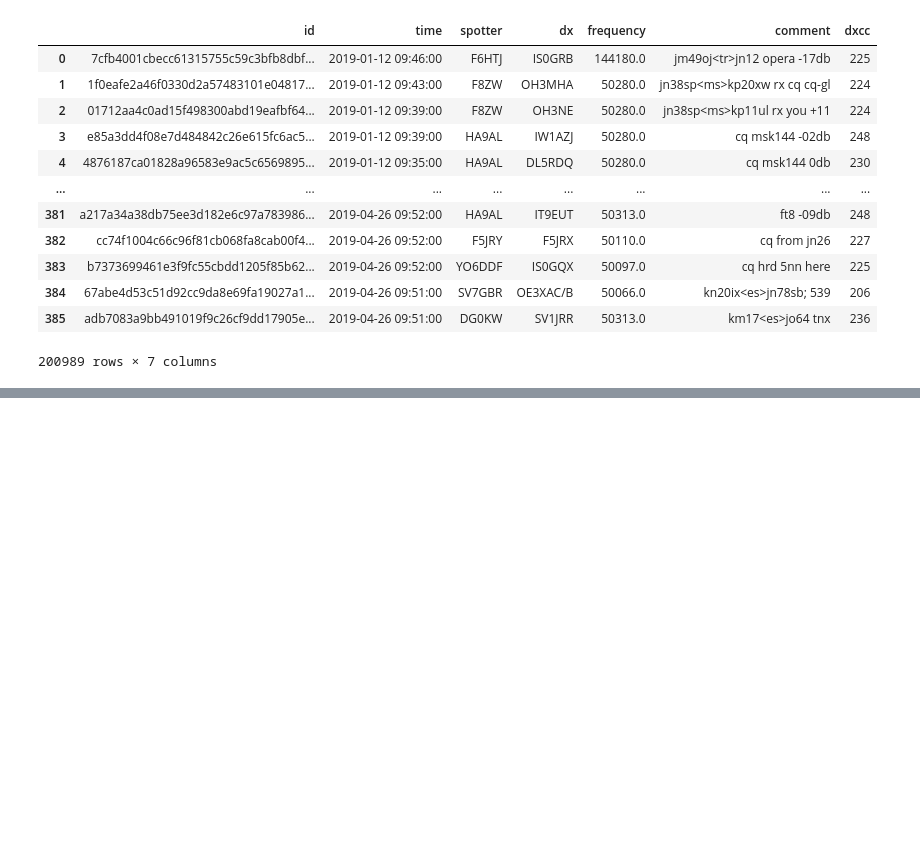
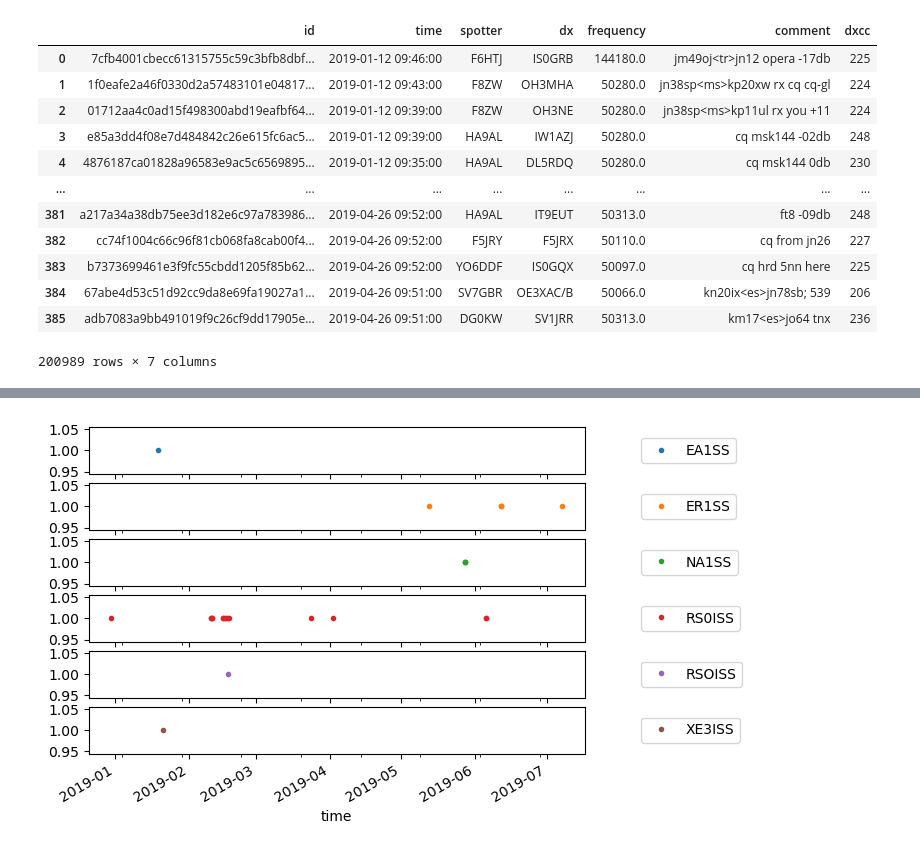
Before and after one commit to stelios-c/amateur_radio, a Jupyter notebook: dx_cluster.ipynb, the cells around one changed output, grey strips where cells are left out. Cells and saved outputs as stored; diff of their text form; code cells hidden in the pictures; blank space fills up the shorter version.

Commit message:
save countries offline. Look at sats, ISS

```diff
--- a/dx_cluster.ipynb
+++ b/dx_cluster.ipynb
@@ -495,0 +562,11 @@ concat_df
+# %%
+for plot in (concat_df
+ [ concat_df.dx.str.endswith("ISS")| concat_df.dx.str.endswith("1SS")]
+ .groupby(['time','dx'])
+ .count()
+ .spotter
+ .unstack()
+ .plot(marker='.', ls='',subplots=True)):
+    plot.legend(loc='center left',bbox_to_anchor=(1.1, 0.5))
+# %% [output]
+[figure, added]
```
Also changed, not shown: parts of 12 cells of this notebook, 1 other file.
